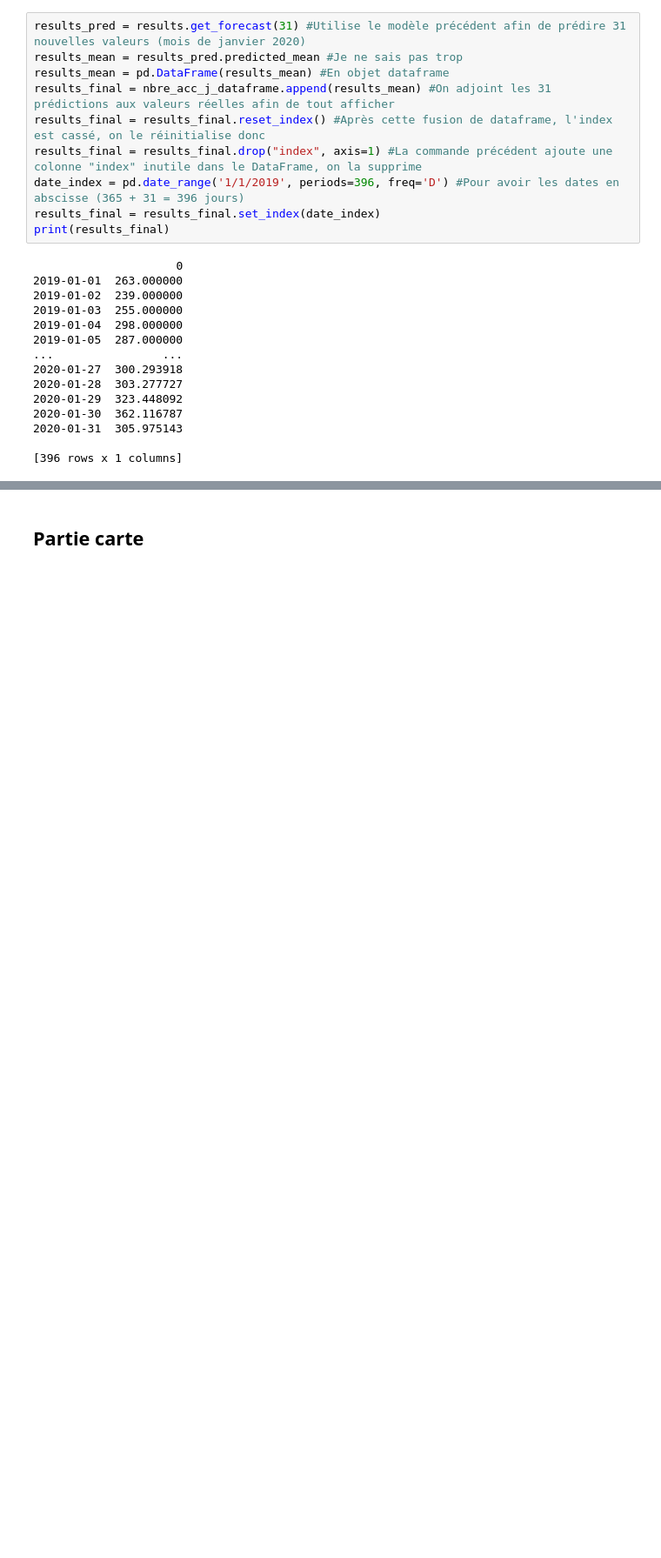
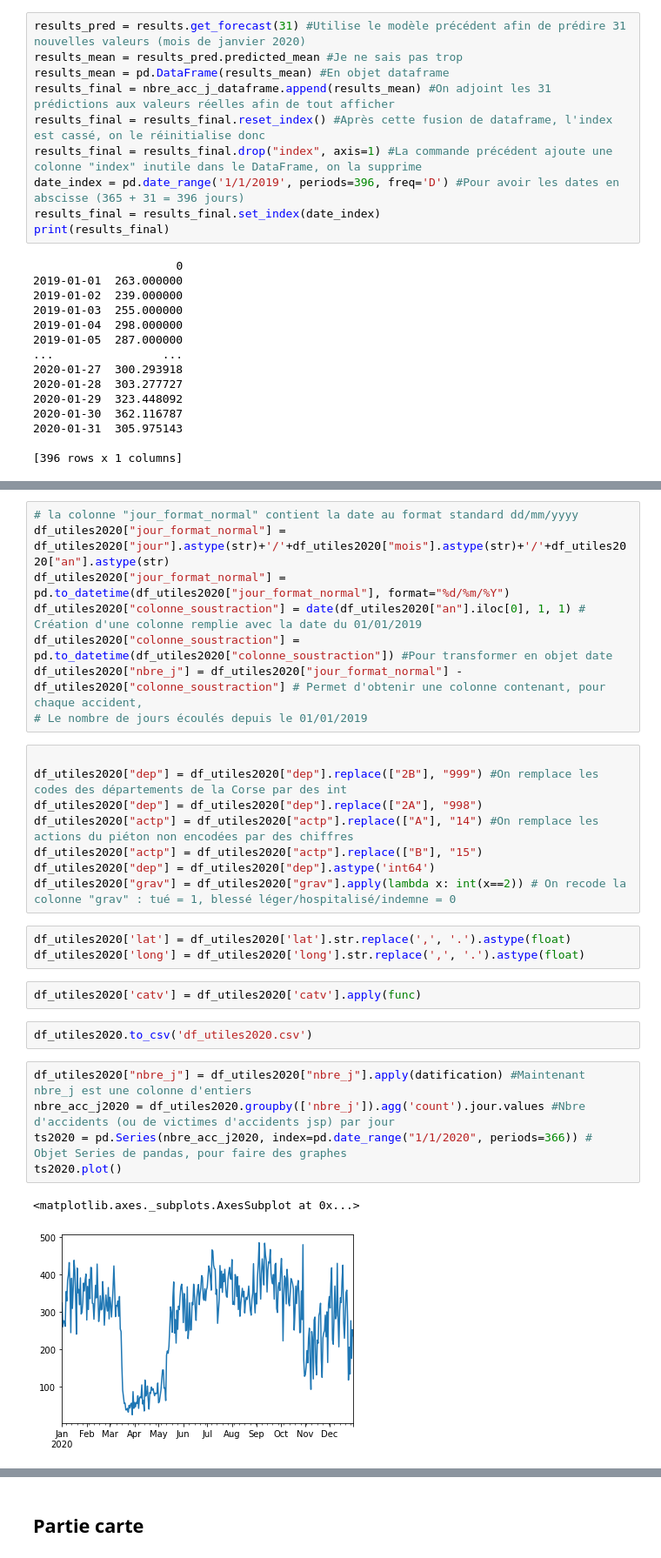
Before and after one commit to helene-78/Accidents, a Jupyter notebook: Projet_complet.ipynb, the cells around one changed output, grey strips where cells are left out. Shown: that part at 87% size. Cells and saved outputs as stored; diff of their text form; blank space fills up the shorter version.

```diff
--- a/Projet_complet.ipynb
+++ b/Projet_complet.ipynb
@@ -421,0 +443,31 @@ Comparer avec les données pratiques de 2020 et si ce n'est pas proche, explique
+# %%
+# la colonne "jour_format_normal" contient la date au format standard dd/mm/yyyy
+df_utiles2020["jour_format_normal"] = df_utiles2020["jour"].astype(str)+'/'+df_utiles2020["mois"].astype(str)+'/'+df_utiles2020["an"].astype(str)
+df_utiles2020["jour_format_normal"] = pd.to_datetime(df_utiles2020["jour_format_normal"], format="%d/%m/%Y")
+df_utiles2020["colonne_soustraction"] = date(df_utiles2020["an"].iloc[0], 1, 1) # Création d'une colonne remplie avec la date du 01/01/2019
+df_utiles2020["colonne_soustraction"] = pd.to_datetime(df_utiles2020["colonne_soustraction"]) #Pour transformer en objet date
+df_utiles2020["nbre_j"] = df_utiles2020["jour_format_normal"] - df_utiles2020["colonne_soustraction"] # Permet d'obtenir une colonne contenant, pour chaque accident,
+# Le nombre de jours écoulés depuis le 01/01/2019
+# %%
+
+df_utiles2020["dep"] = df_utiles2020["dep"].replace(["2B"], "999") #On remplace les codes des départements de la Corse par des int
+df_utiles2020["dep"] = df_utiles2020["dep"].replace(["2A"], "998")
+df_utiles2020["actp"] = df_utiles2020["actp"].replace(["A"], "14") #On remplace les actions du piéton non encodées par des chiffres
+df_utiles2020["actp"] = df_utiles2020["actp"].replace(["B"], "15")
+df_utiles2020["dep"] = df_utiles2020["dep"].astype('int64')
+df_utiles2020["grav"] = df_utiles2020["grav"].apply(lambda x: int(x==2)) # On recode la colonne "grav" : tué = 1, blessé léger/hospitalisé/indemne = 0
+# %%
+df_utiles2020['lat'] = df_utiles2020['lat'].str.replace(',', '.').astype(float)
+df_utiles2020['long'] = df_utiles2020['long'].str.replace(',', '.').astype(float)
+# %%
+df_utiles2020['catv'] = df_utiles2020['catv'].apply(func)
+# %%
+df_utiles2020.to_csv('df_utiles2020.csv')
+# %%
+df_utiles2020["nbre_j"] = df_utiles2020["nbre_j"].apply(datification) #Maintenant nbre_j est une colonne d'entiers
+nbre_acc_j2020 = df_utiles2020.groupby(['nbre_j']).agg('count').jour.values #Nbre d'accidents (ou de victimes d'accidents jsp) par jour
+ts2020 = pd.Series(nbre_acc_j2020, index=pd.date_range("1/1/2020", periods=366)) # Objet Series de pandas, pour faire des graphes
+ts2020.plot()
+# %% [output]
+<matplotlib.axes._subplots.AxesSubplot at 0x...>
+[figure, added]
```
Also changed, not shown: parts of 39 cells of this notebook, 5 other files.
